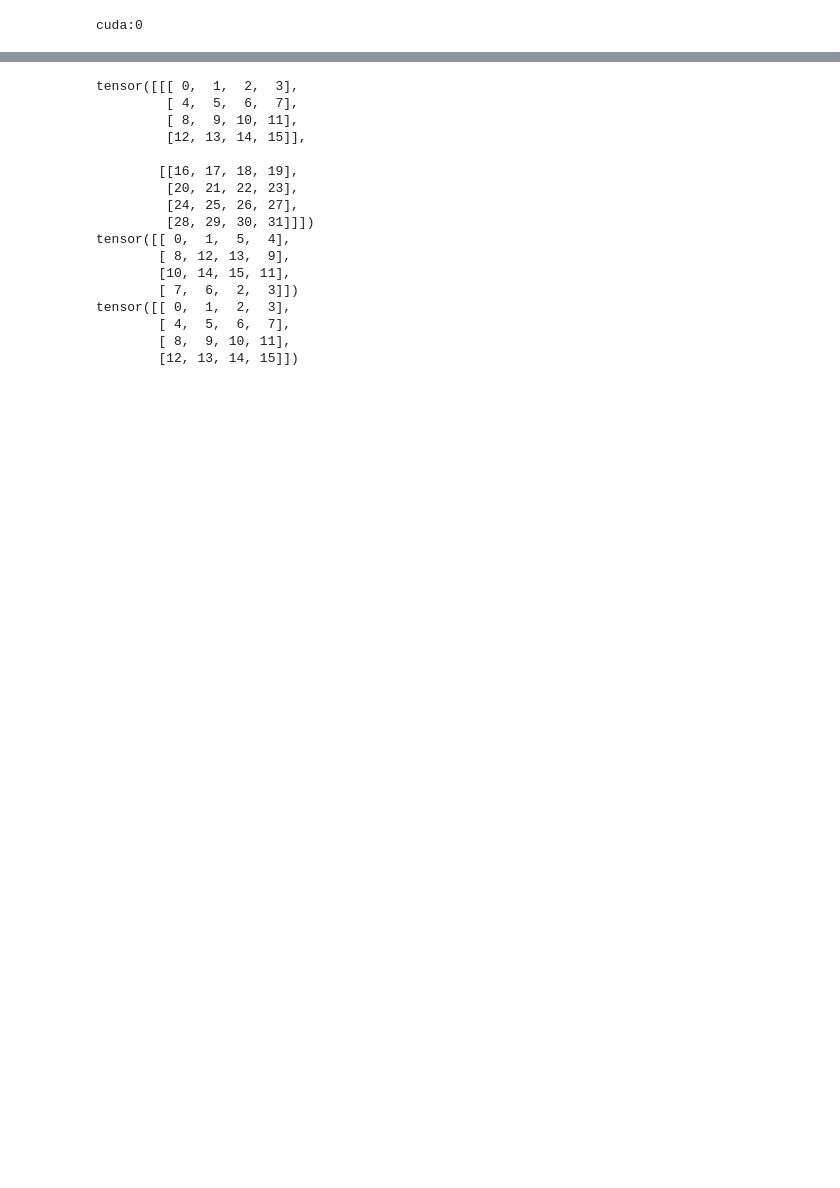
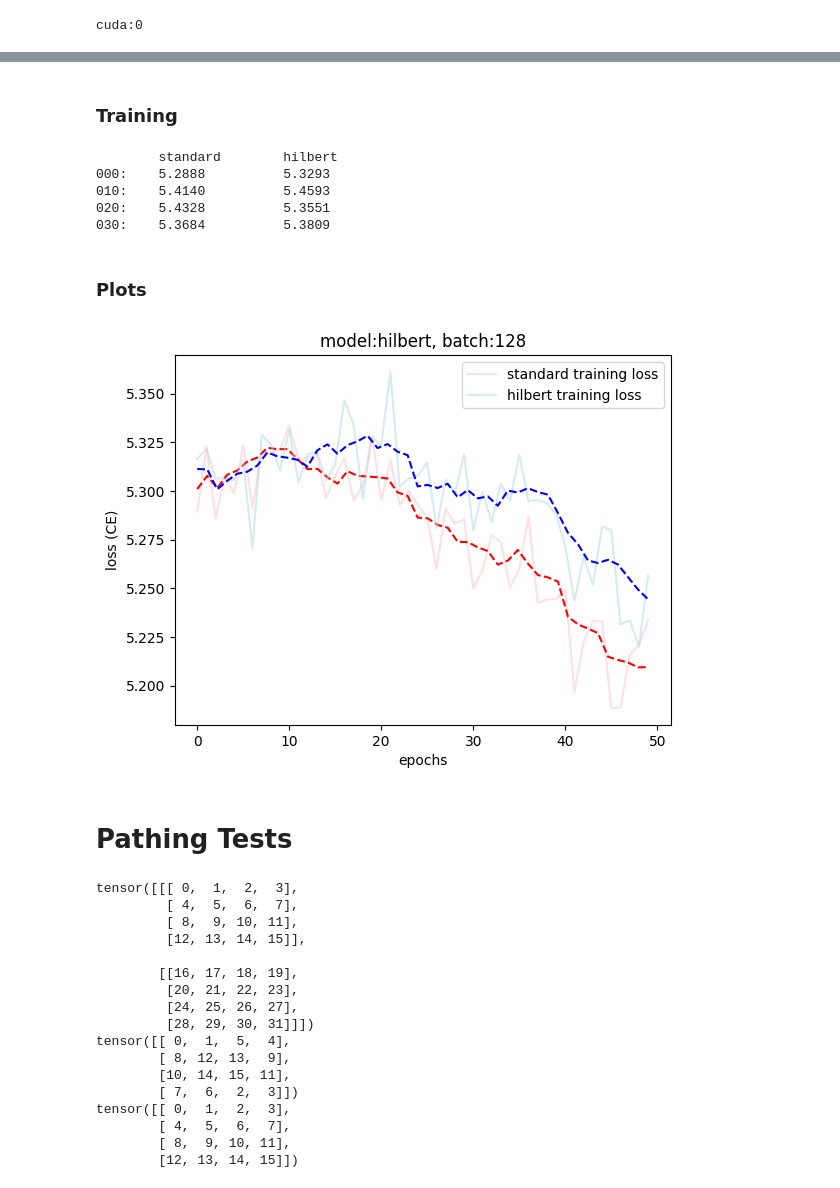
Before and after one commit to BenSpicer/VMamba, a Jupyter notebook: project.ipynb, the cells around one changed output, grey strips where cells are left out. Drawn from its saved outputs; the diff is of its cells as text; code cells hidden in the pictures; blank space fills up the shorter version.

```diff
--- a/project.ipynb
+++ b/project.ipynb
@@ -51,0 +60,14 @@ ds = load_dataset("timm/mini-imagenet")
+# %%
+from datasets import load_dataset
+from torch.utils.data import DataLoader
+
+ds = load_dataset("zh-plus/tiny-imagenet")
+print(ds.shape)
+
+train_data = ImageDataset(ds, split='train')
+val_data = ImageDataset(ds, split='valid')
+
+batch_size = 128
+
+train_loader = DataLoader(train_data, batch_size=batch_size, collate_fn=pad_images, shuffle=True)
+val_loader = DataLoader(val_data, batch_size=batch_size, collate_fn=pad_images, shuffle=True)
@@ -173,0 +123,2 @@ ModuleNotFoundError: No module named 'utils'
+# %% [markdown]
+### Training
@@ -174,3 +203,55 @@ ModuleNotFoundError: No module named 'utils'
+# %%
+n_epochs = 100
+
+train_loss = train_compare(n_epochs, models, train_loader, verbose=1)
+# print(train_loss)
+# %% [output]
+        standard        hilbert
+000:    5.2888          5.3293
+010:    5.4140          5.4593
+020:    5.4328          5.3551
+030:    5.3684          5.3809
+# %% [markdown]
+### Plots
+# %%
+import matplotlib.pyplot as plt
+import datetime
+import numpy as np
+
+def moving_average(y, window=10):
+    average_y = []
+    for ind in range(len(y) - window + 1):
+        average_y.append(np.mean(y[ind:ind+window]))
+
+    return np.array(average_y)
+
+current_time = datetime.datetime.now()
+
+t_colors = ['pink', 'lightblue']
+avg_colors = ['red', 'blue']
+for i, (model_name, model) in enumerate(models.items()):
+    # if model_name == 'hilbert': continue
+
+    t_loss = train_loss[i]
+    # v_loss = train_loss[i]
+    plt.plot(t_loss, label=f'{model_name} training loss', alpha=0.5, color=t_colors[i])
+    # plt.plot(v_loss, label=f'{model_name} training loss', alpha=0.65, color=v_colors[i])
+    # print(np.linspace(0, n_epochs-1, len(train_loss[i])))
+
+    x = range(n_epochs)
+    y = moving_average(t_loss, window=max(n_epochs//10, 1))
+    plt.plot(np.linspace(0, n_epochs-1, len(y)), y,"--", color=avg_colors[i])
+
+    plt.title(f'model:{model_name}, batch:{batch_size}')
+    plt.legend()
+    plt.xlabel('epochs')
+    plt.ylabel('loss (CE)')
+
+plt.savefig(f'output/M{model_name}B{batch_size}T{current_time}.png')
+# %% [output]
+[figure, added]
+# %% [markdown]
+# Pathing Tests
 # %%
 import pathing
 import torch
```
Also changed, not shown: parts of 18 cells of this notebook, 2 other files.
